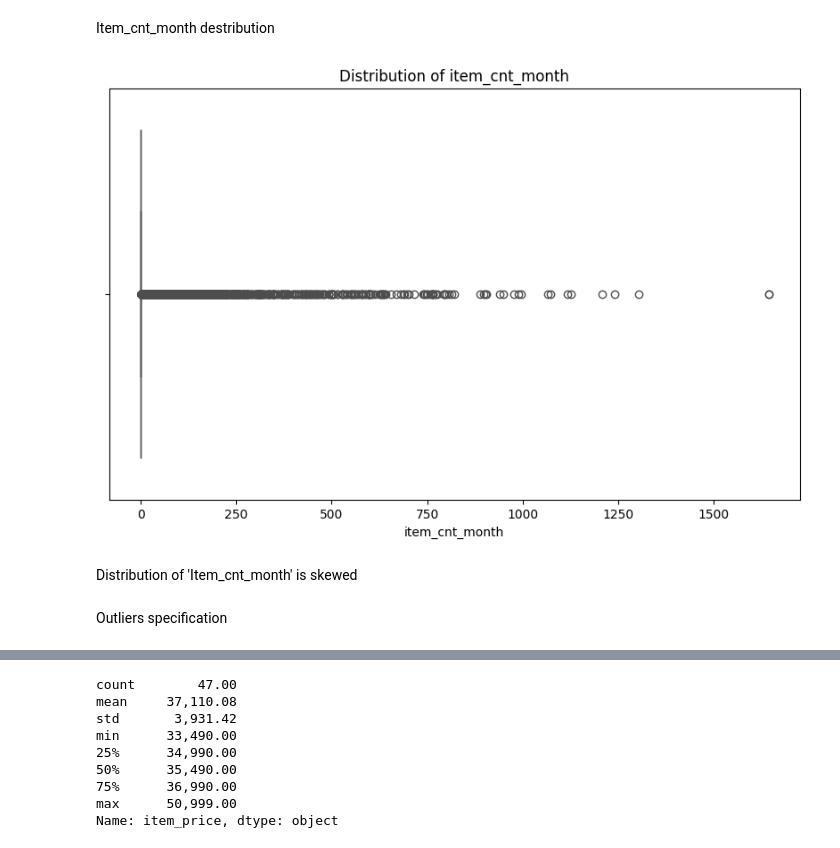
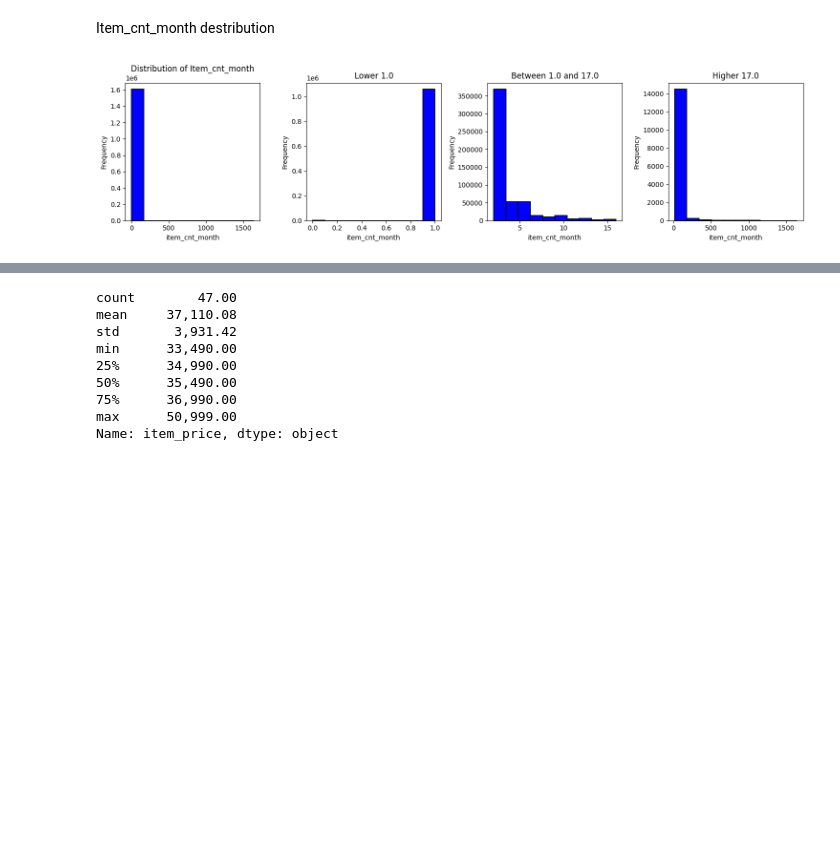
Before and after one commit to YPolina/Trainee, a Jupyter notebook: EDA.ipynb, the cells around one changed output, grey strips where cells are left out. Cells and saved outputs as stored; diff of their text form; code cells hidden in the pictures; blank space fills up the shorter version.

Commit message:
DS-1.2 EDA Changes: -	Added distribution plots. -	Deleted outlier detection

```diff
--- a/EDA.ipynb
+++ b/EDA.ipynb
@@ -39,10 +39,6 @@ df_train.loc[df_train['item_cnt_month'] < 0, 'item_cnt_month'] = np.multiply(df_
 # %% [markdown]
 Item_cnt_month destribution
 # %%
-boxplot(df_train, 'item_cnt_month')
+distribution(df_train, 'item_cnt_month')
 # %% [output]
-[figure, old version]
+[figure, new version]
-# %% [markdown]
-Distribution of 'Item_cnt_month' is skewed
-# %% [markdown]
-Outliers specification
```
Also changed, not shown: parts of 16 cells of this notebook, 2 other files.
